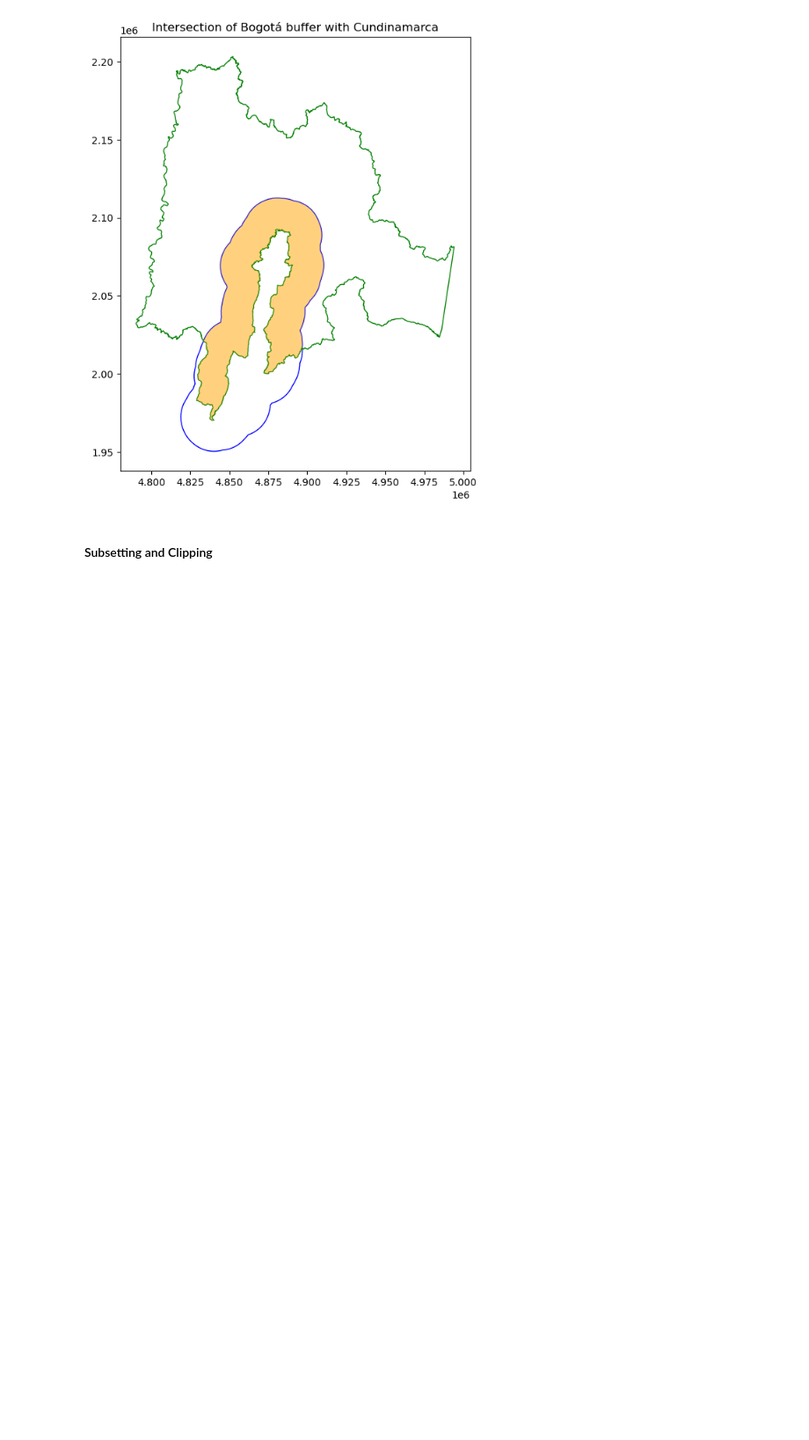
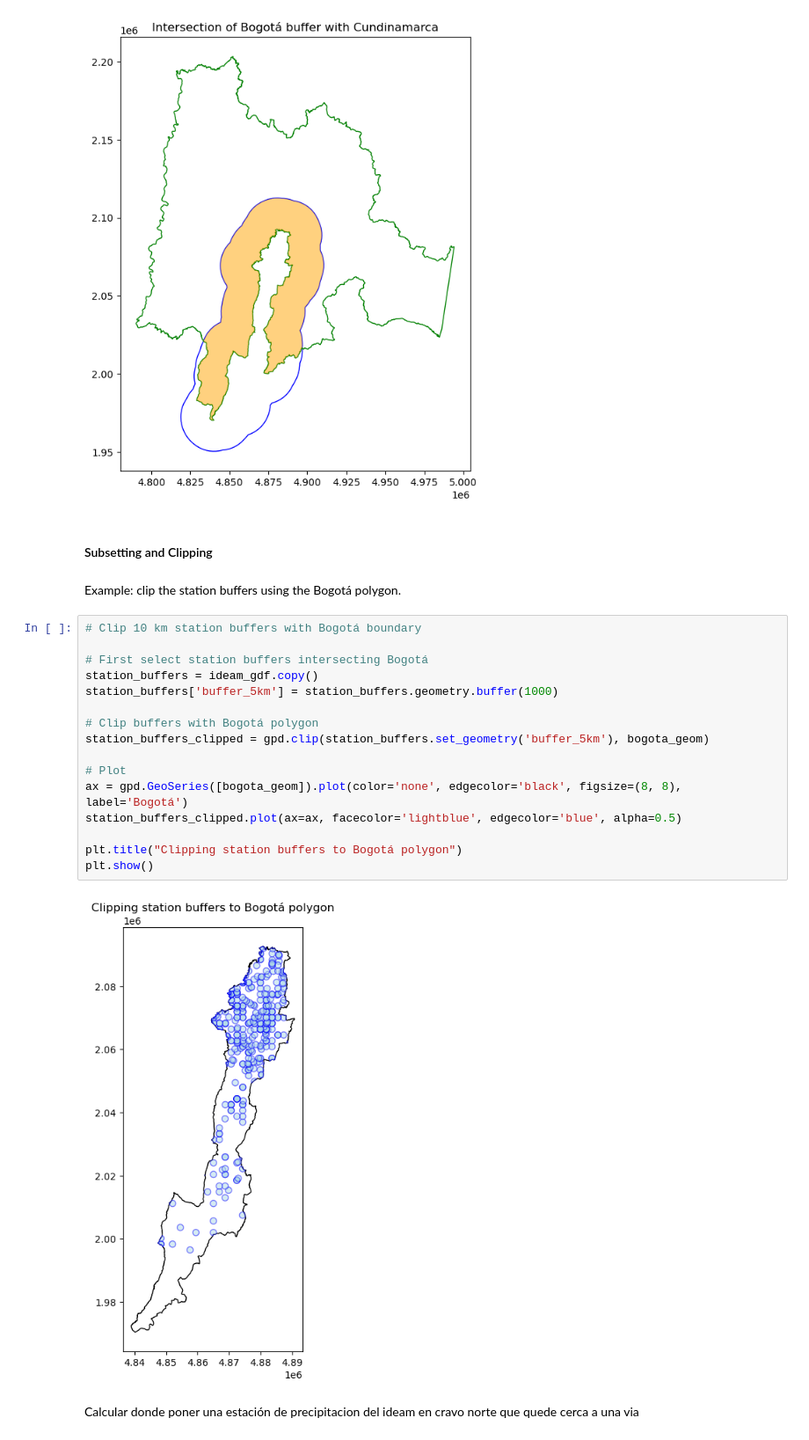
Before and after one commit to aliciaarevalor/PS, a Jupyter notebook: Workshop2_AliciaArevalo.ipynb, the cells around one changed output. Shown at 88% size. Drawn from its saved outputs; the diff is of its cells as text; blank space fills up the shorter version.

```diff
--- a/Workshop2_AliciaArevalo.ipynb
+++ b/Workshop2_AliciaArevalo.ipynb
@@ -708,3 +708,25 @@ plt.show()
 [figure]
 # %% [markdown]
 #### Subsetting and Clipping
+# %% [markdown]
+Example: clip the station buffers using the Bogotá polygon.
+# %%
+# Clip 10 km station buffers with Bogotá boundary
+
+# First select station buffers intersecting Bogotá
+station_buffers = ideam_gdf.copy()
+station_buffers['buffer_5km'] = station_buffers.geometry.buffer(1000)
+
+# Clip buffers with Bogotá polygon
+station_buffers_clipped = gpd.clip(station_buffers.set_geometry('buffer_5km'), bogota_geom)
+
+# Plot
+ax = gpd.GeoSeries([bogota_geom]).plot(color='none', edgecolor='black', figsize=(8, 8), label='Bogotá')
+station_buffers_clipped.plot(ax=ax, facecolor='lightblue', edgecolor='blue', alpha=0.5)
+
+plt.title("Clipping station buffers to Bogotá polygon")
+plt.show()
+# %% [output]
+[figure, added]
+# %% [markdown]
+Calcular donde poner una estación de precipitacion del ideam en cravo norte que quede cerca a una via
```
Also changed, not shown: parts of 1 cell of this notebook, 1 other file.
